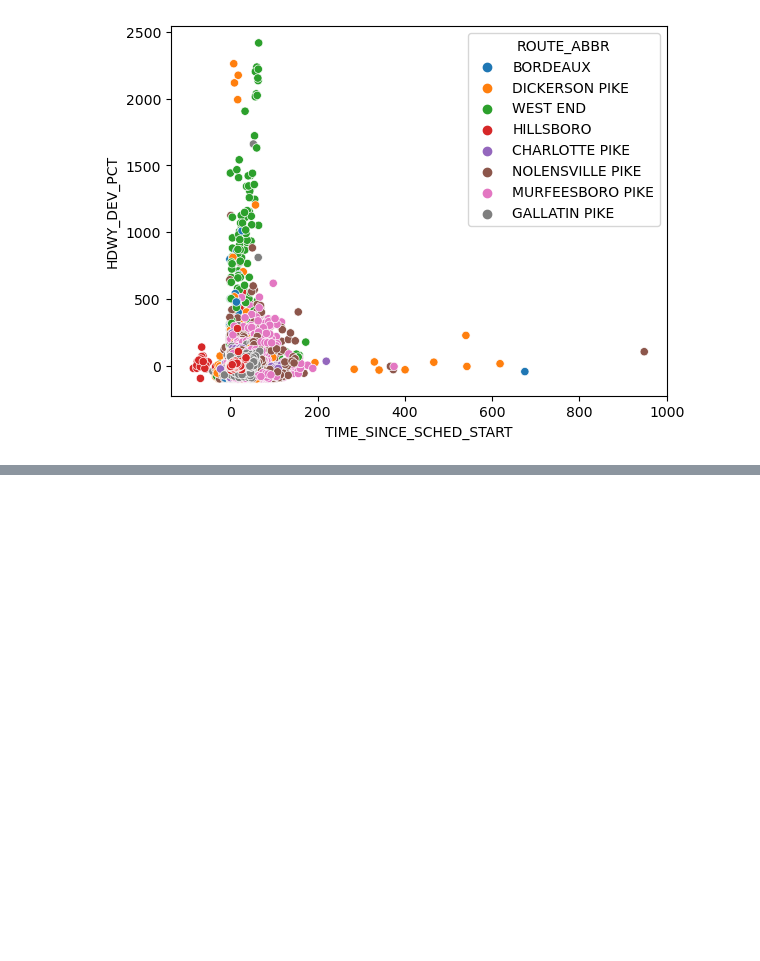
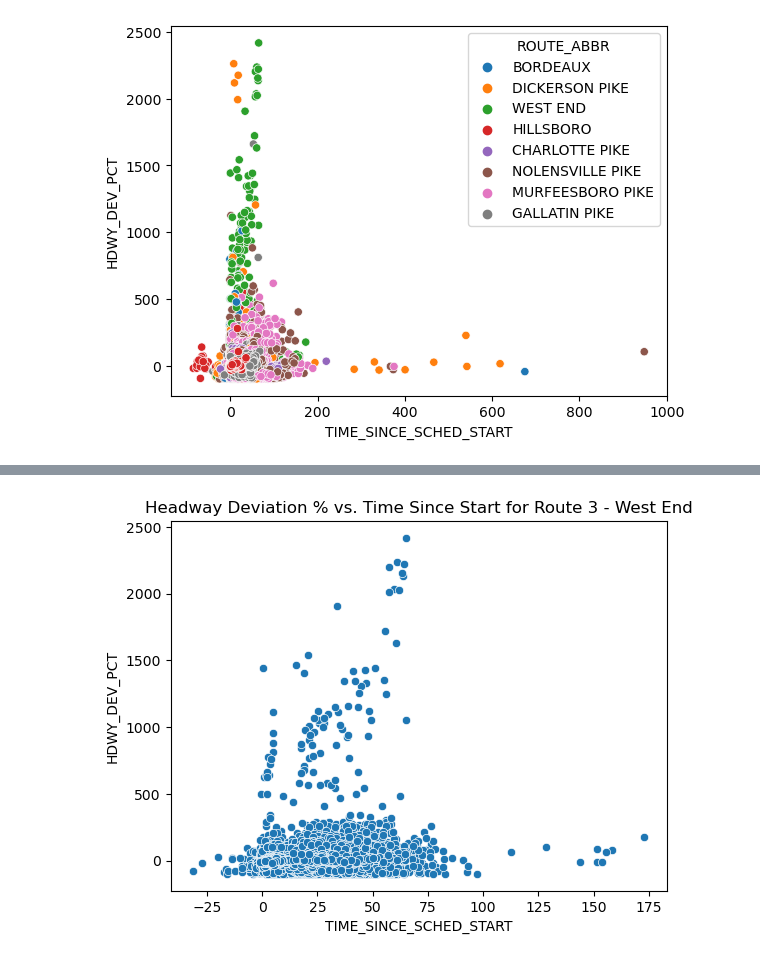
Before and after one commit to ballir27/wego-nashville-bus-adherence, a Jupyter notebook: Notebooks/AB-WeGo-Dist-Time-Travelled-Analysis.ipynb, the cells around one changed output, grey strips where cells are left out. Cells and saved outputs as stored; diff of their text form; code cells hidden in the pictures; blank space fills up the shorter version.

Commit message:
Added HDWY_DEV_PCT vs. Time Along Route by Route Name

```diff
--- a/Notebooks/AB-WeGo-Dist-Time-Travelled-Analysis.ipynb
+++ b/Notebooks/AB-WeGo-Dist-Time-Travelled-Analysis.ipynb
@@ -402,0 +423,4 @@ sns.scatterplot(data=headway_df_adj, x= 'TIME_SINCE_SCHED_START', y='HDWY_DEV_PC
+# %%
+sns.scatterplot(data=headway_df_adj[headway_df_adj['ROUTE_ABBR']=='WEST END'], x= 'TIME_SINCE_SCHED_START', y='HDWY_DEV_PCT').set(title='Headway Deviation % vs. Time Since Start for Route 3 - West End');
+# %% [output]
+[figure, added]
```
Also changed, not shown: parts of 16 cells of this notebook.
